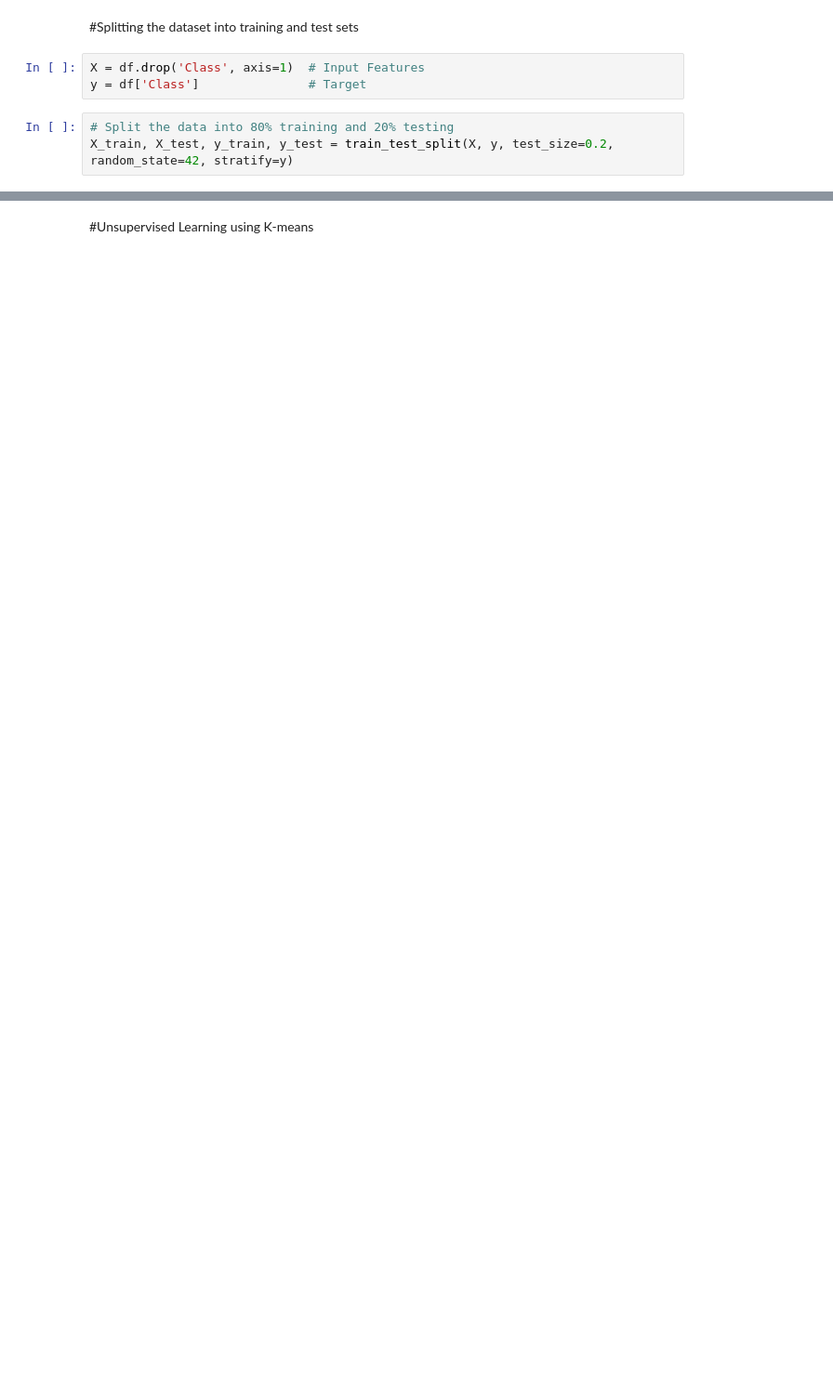
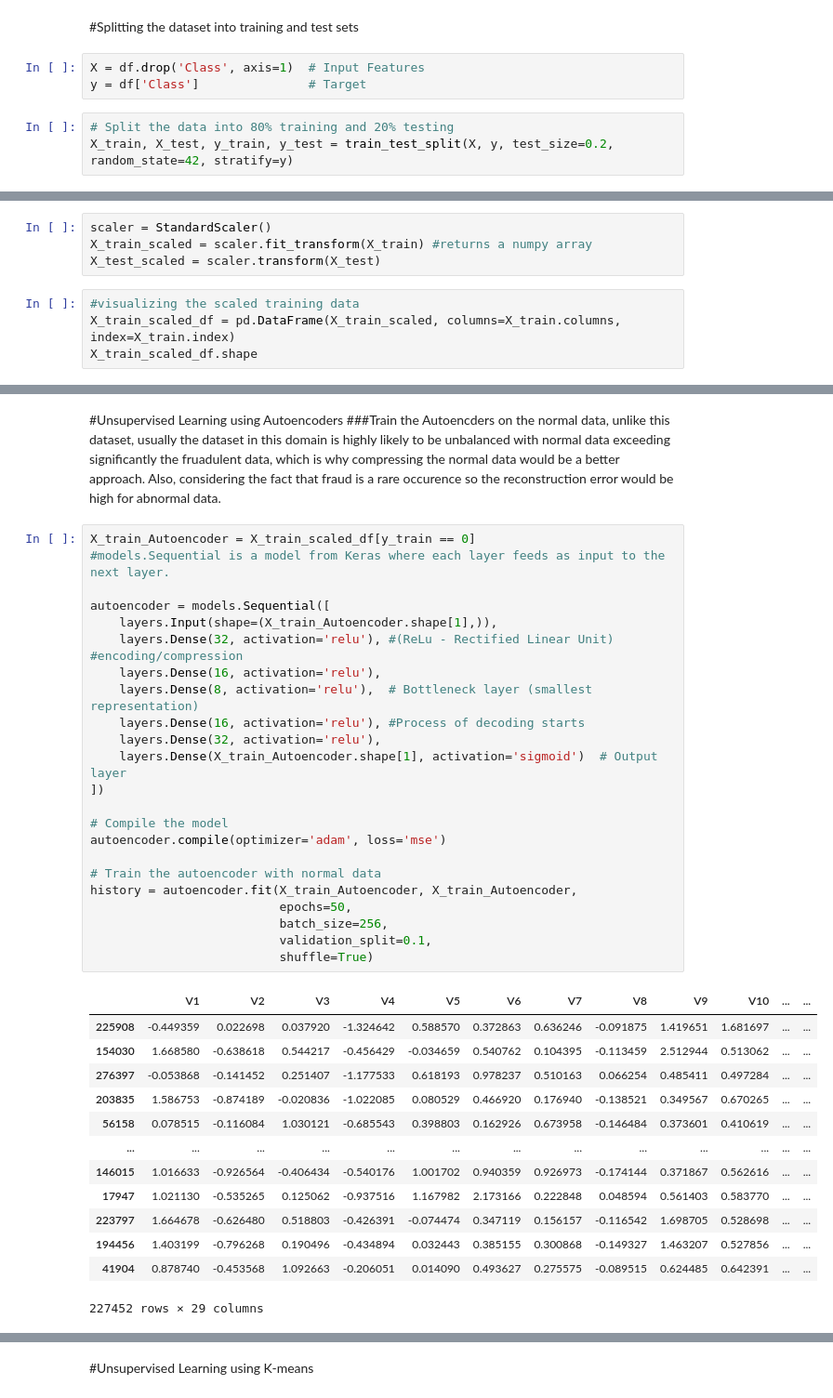
Before and after one commit to RagadAhmed/MLR503, a Jupyter notebook: Fraud_Detection.ipynb, the cells around one changed output, grey strips where cells are left out. Shown at 93% size. Cells and saved outputs as stored; diff of their text form; blank space fills up the shorter version.

```diff
--- a/Fraud_Detection.ipynb
+++ b/Fraud_Detection.ipynb
@@ -69,0 +120,8 @@ X_train, X_test, y_train, y_test = train_test_split(X, y, test_size=0.2, random_
+# %%
+scaler = StandardScaler()
+X_train_scaled = scaler.fit_transform(X_train) #returns a numpy array
+X_test_scaled = scaler.transform(X_test)
+# %%
+#visualizing the scaled training data
+X_train_scaled_df = pd.DataFrame(X_train_scaled, columns=X_train.columns, index=X_train.index)
+X_train_scaled_df.shape
@@ -69,0 +145,40 @@ X_train, X_test, y_train, y_test = train_test_split(X, y, test_size=0.2, random_
+# %% [markdown]
+#Unsupervised Learning using Autoencoders
+###Train the Autoencders on the normal data, unlike this dataset, usually the dataset in this domain is highly likely to be unbalanced with normal data exceeding significantly the fruadulent data, which is why compressing the normal data would be a better approach. Also, considering the fact that fraud is a rare occurence so the reconstruction error would be high for abnormal data.
+# %%
+X_train_Autoencoder = X_train_scaled_df[y_train == 0]
+#models.Sequential is a model from Keras where each layer feeds as input to the next layer.
+
+autoencoder = models.Sequential([
+    layers.Input(shape=(X_train_Autoencoder.shape[1],)),
+    layers.Dense(32, activation='relu'), #(ReLu - Rectified Linear Unit) #encoding/compression
+    layers.Dense(16, activation='relu'),
+    layers.Dense(8, activation='relu'),  # Bottleneck layer (smallest representation)
+    layers.Dense(16, activation='relu'), #Process of decoding starts
+    layers.Dense(32, activation='relu'),
+    layers.Dense(X_train_Autoencoder.shape[1], activation='sigmoid')  # Output layer
+])
+
+# Compile the model
+autoencoder.compile(optimizer='adam', loss='mse')
+
+# Train the autoencoder with normal data
+history = autoencoder.fit(X_train_Autoencoder, X_train_Autoencoder,
+                          epochs=50,
+                          batch_size=256,
+                          validation_split=0.1,
+                          shuffle=True)
+# %% [output]
+|  | V1 | V2 | V3 | V4 | V5 | V6 | V7 | V8 | V9 | V10 | ... | ... |
+| 225908 | -0.449359 | 0.022698 | 0.037920 | -1.324642 | 0.588570 | 0.372863 | 0.636246 | -0.091875 | 1.419651 | 1.681697 | ... | ... |
+| 154030 | 1.668580 | -0.638618 | 0.544217 | -0.456429 | -0.034659 | 0.540762 | 0.104395 | -0.113459 | 2.512944 | 0.513062 | ... | ... |
+| 276397 | -0.053868 | -0.141452 | 0.251407 | -1.177533 | 0.618193 | 0.978237 | 0.510163 | 0.066254 | 0.485411 | 0.497284 | ... | ... |
+| 203835 | 1.586753 | -0.874189 | -0.020836 | -1.022085 | 0.080529 | 0.466920 | 0.176940 | -0.138521 | 0.349567 | 0.670265 | ... | ... |
+| 56158 | 0.078515 | -0.116084 | 1.030121 | -0.685543 | 0.398803 | 0.162926 | 0.673958 | -0.146484 | 0.373601 | 0.410619 | ... | ... |
+| ... | ... | ... | ... | ... | ... | ... | ... | ... | ... | ... | ... | ... |
+| 146015 | 1.016633 | -0.926564 | -0.406434 | -0.540176 | 1.001702 | 0.940359 | 0.926973 | -0.174144 | 0.371867 | 0.562616 | ... | ... |
+| 17947 | 1.021130 | -0.535265 | 0.125062 | -0.937516 | 1.167982 | 2.173166 | 0.222848 | 0.048594 | 0.561403 | 0.583770 | ... | ... |
+| 223797 | 1.664678 | -0.626480 | 0.518803 | -0.426391 | -0.074474 | 0.347119 | 0.156157 | -0.116542 | 1.698705 | 0.528698 | ... | ... |
+| 194456 | 1.403199 | -0.796268 | 0.190496 | -0.434894 | 0.032443 | 0.385155 | 0.300868 | -0.149327 | 1.463207 | 0.527856 | ... | ... |
+| 41904 | 0.878740 | -0.453568 | 1.092663 | -0.206051 | 0.014090 | 0.493627 | 0.275575 | -0.089515 | 0.624485 | 0.642391 | ... | ... |
+227452 rows × 29 columns
```
Also changed, not shown: parts of 16 cells of this notebook, 1 other file.
